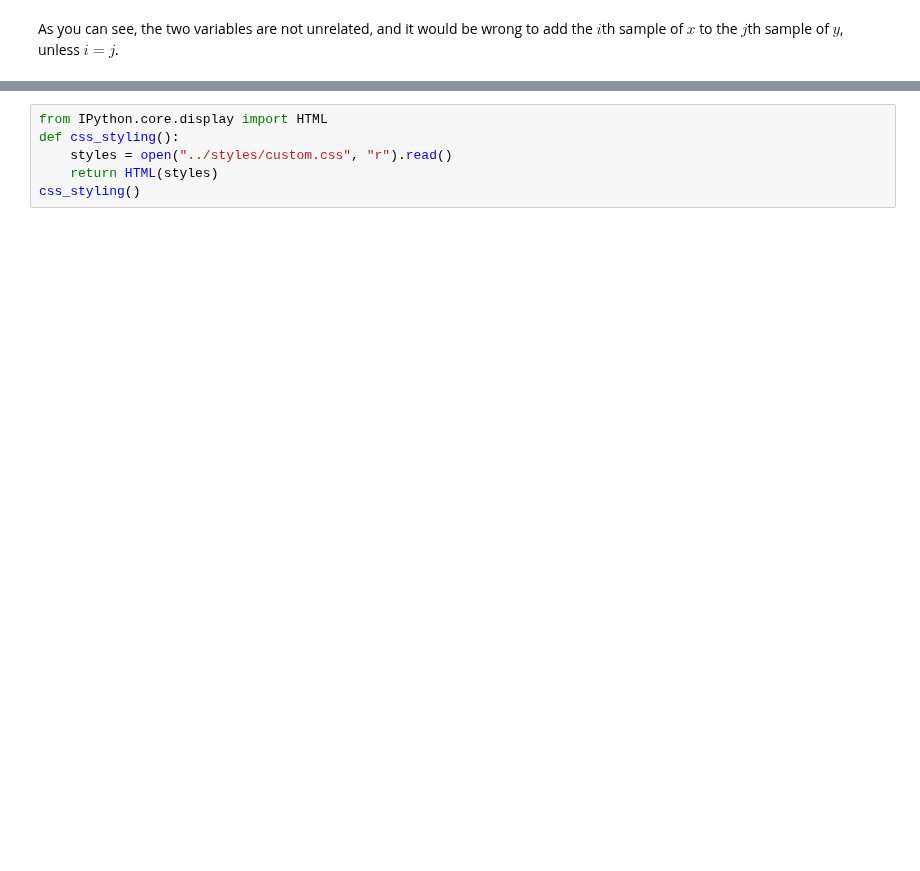
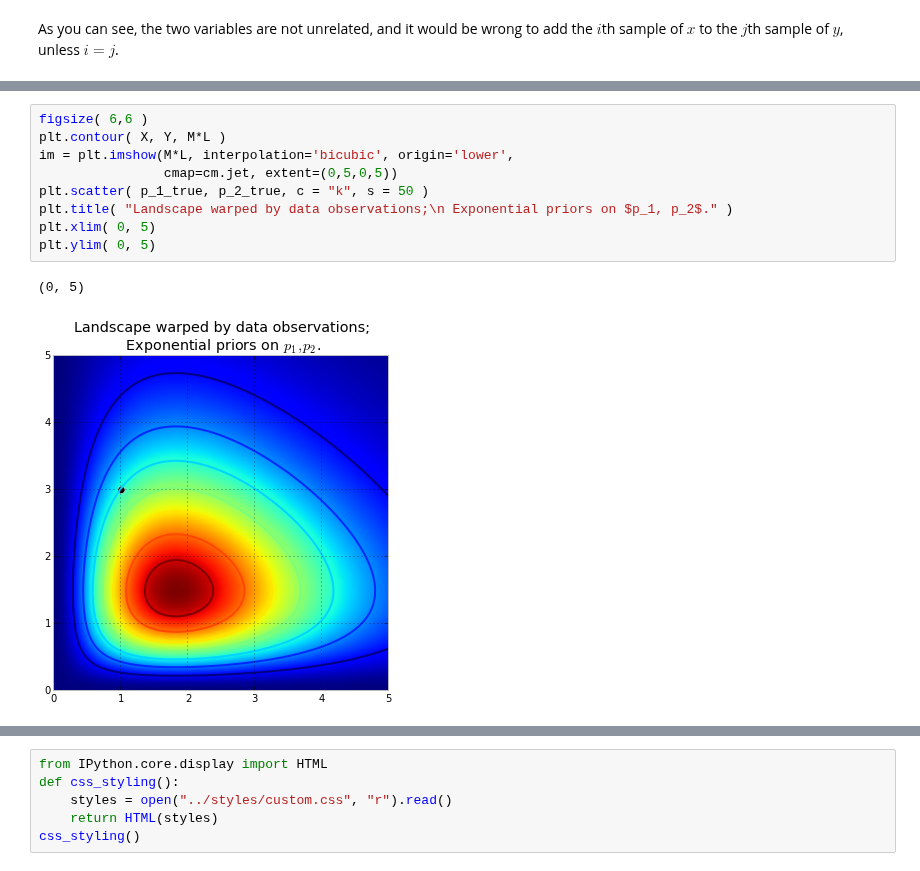
Before and after one commit to CamDavidsonPilon/Probabilistic-Programming-and-Bayesian-Methods-for-Hackers, a Jupyter notebook: Chapter3_MCMC/IntroMCMC.ipynb, the cells around one changed output, grey strips where cells are left out. Saved outputs shown, nothing was run; the diff lists cells and outputs as text; blank space fills up the shorter version.

```diff
--- a/Chapter3_MCMC/IntroMCMC.ipynb
+++ b/Chapter3_MCMC/IntroMCMC.ipynb
@@ -434,0 +486,12 @@ What about prediction? Suppose we observe a new data point, say $x = 175$, and w
+# %%
+figsize( 6,6 )
+plt.contour( X, Y, M*L )
+im = plt.imshow(M*L, interpolation='bicubic', origin='lower',
+                cmap=cm.jet, extent=(0,5,0,5))
+plt.scatter( p_1_true, p_2_true, c = "k", s = 50 )
+plt.title( "Landscape warped by data observations;\n Exponential priors on $p_1, p_2$." )
+plt.xlim( 0, 5)
+plt.ylim( 0, 5)
+# %% [output]
+(0, 5)
+[figure, added]
```
Also changed, not shown: parts of 19 cells of this notebook.
